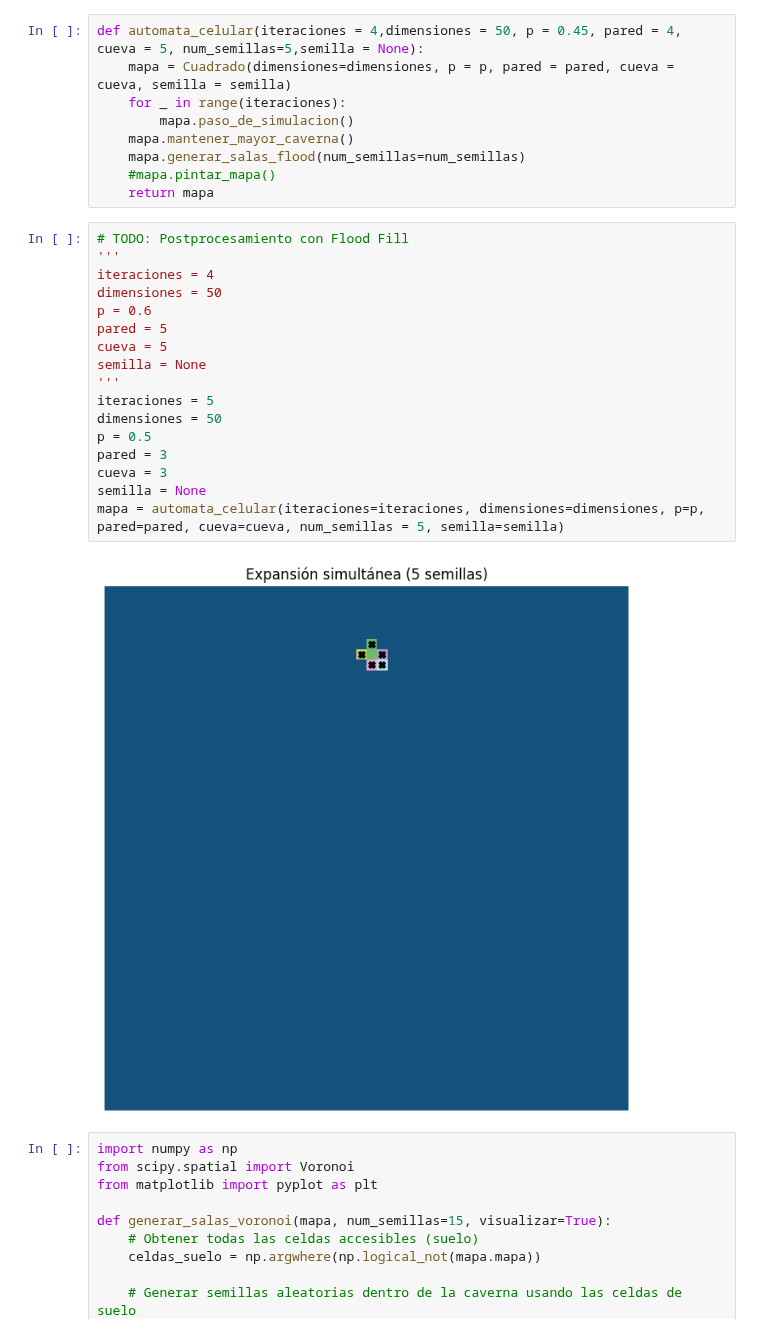
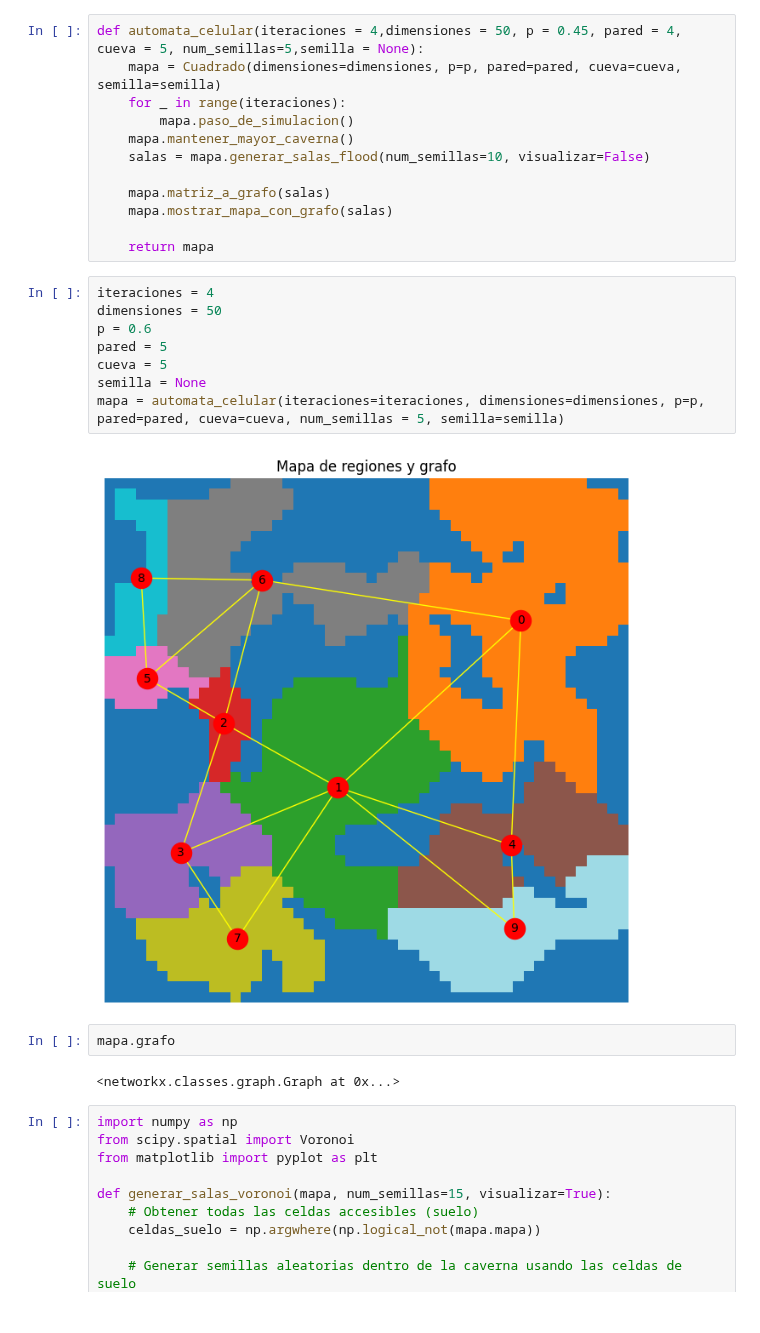
Before and after one commit to MarioPG21/TFG_generacion_mazmorras, a Jupyter notebook: Cellular automata/Cellular automata.ipynb, the cells around one changed output. Drawn from its saved outputs; the diff is of its cells as text.

```diff
--- a/Cellular automata/Cellular automata.ipynb
+++ b/Cellular automata/Cellular automata.ipynb
@@ -159,31 +228,29 @@ class Cuadrado():
 # %%
 def automata_celular(iteraciones = 4,dimensiones = 50, p = 0.45, pared = 4, cueva = 5, num_semillas=5,semilla = None):
-    mapa = Cuadrado(dimensiones=dimensiones, p = p, pared = pared, cueva = cueva, semilla = semilla)
+    mapa = Cuadrado(dimensiones=dimensiones, p=p, pared=pared, cueva=cueva, semilla=semilla)
     for _ in range(iteraciones):
         mapa.paso_de_simulacion()
     mapa.mantener_mayor_caverna()
-    mapa.generar_salas_flood(num_semillas=num_semillas)
-    #mapa.pintar_mapa()
+    salas = mapa.generar_salas_flood(num_semillas=10, visualizar=False)
+
+    mapa.matriz_a_grafo(salas)
+    mapa.mostrar_mapa_con_grafo(salas)
+
     return mapa
 # %%
-# TODO: Postprocesamiento con Flood Fill
-'''
 iteraciones = 4
 dimensiones = 50
 p = 0.6
 pared = 5
 cueva = 5
 semilla = None
-'''
-iteraciones = 5
-dimensiones = 50
-p = 0.5
-pared = 3
-cueva = 3
-semilla = None
 mapa = automata_celular(iteraciones=iteraciones, dimensiones=dimensiones, p=p, pared=pared, cueva=cueva, num_semillas = 5, semilla=semilla)
 # %% [output]
-[figure, old version]
+[figure, new version]
+# %%
+mapa.grafo
+# %% [output]
+<networkx.classes.graph.Graph at 0x...>
 # %%
 import numpy as np
 from scipy.spatial import Voronoi
```
Also changed, not shown: parts of 2 cells of this notebook, 5 other files.
